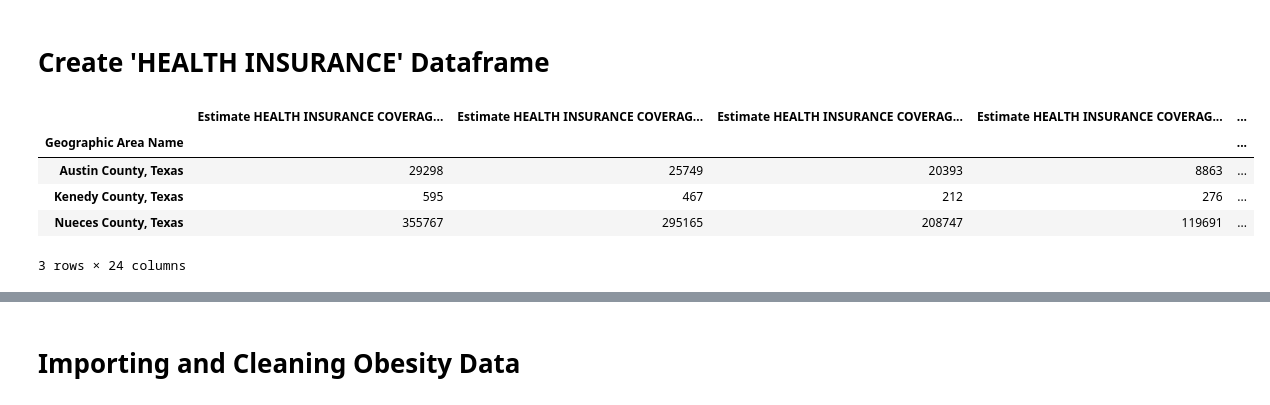
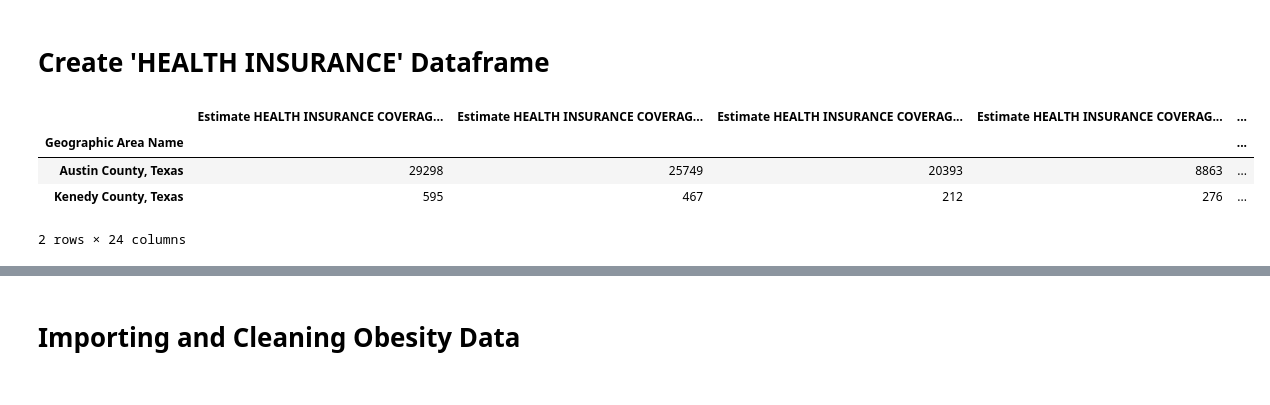
Before and after one commit to cxclark/covid19-analysis, a Jupyter notebook: code/02_data_cleaning_5_states.ipynb, the cells around one changed output, grey strips where cells are left out. Saved outputs shown, nothing was run; the diff lists cells and outputs as text; code cells hidden in the pictures.

```diff
--- a/code/02_data_cleaning_5_states.ipynb
+++ b/code/02_data_cleaning_5_states.ipynb
@@ -588,15 +564,15 @@ dp03_income.to_csv('../data/preprocessing/cleaned_dp03_income_five_states.csv')
 # %%
 # Extract the columns that have HEALTH INSURANCE in the title
 # and save to a new dataframe.
 dp03_ins = dp03.filter(regex = '(HEALTH INSURANCE)', axis=1)
-dp03_ins.head(3)
+# Display the first few rows of the dataframe.
+dp03_ins.head(2)
 # %% [output]
 |  | Estimate HEALTH INSURANCE COVERAG... | Estimate HEALTH INSURANCE COVERAG... | Estimate HEALTH INSURANCE COVERAG... | Estimate HEALTH INSURANCE COVERAG... | ... |
 | Geographic Area Name |  |  |  |  | ... |
 | Austin County, Texas | 29298 | 25749 | 20393 | 8863 | ... |
 | Kenedy County, Texas | 595 | 467 | 212 | 276 | ... |
-| Nueces County, Texas | 355767 | 295165 | 208747 | 119691 | ... |
-3 rows × 24 columns
+2 rows × 24 columns
 # %%
 # Display information about the dataframe.
 dp03_ins.info()
```
Also changed, not shown: parts of 244 cells of this notebook, 3 other files.
